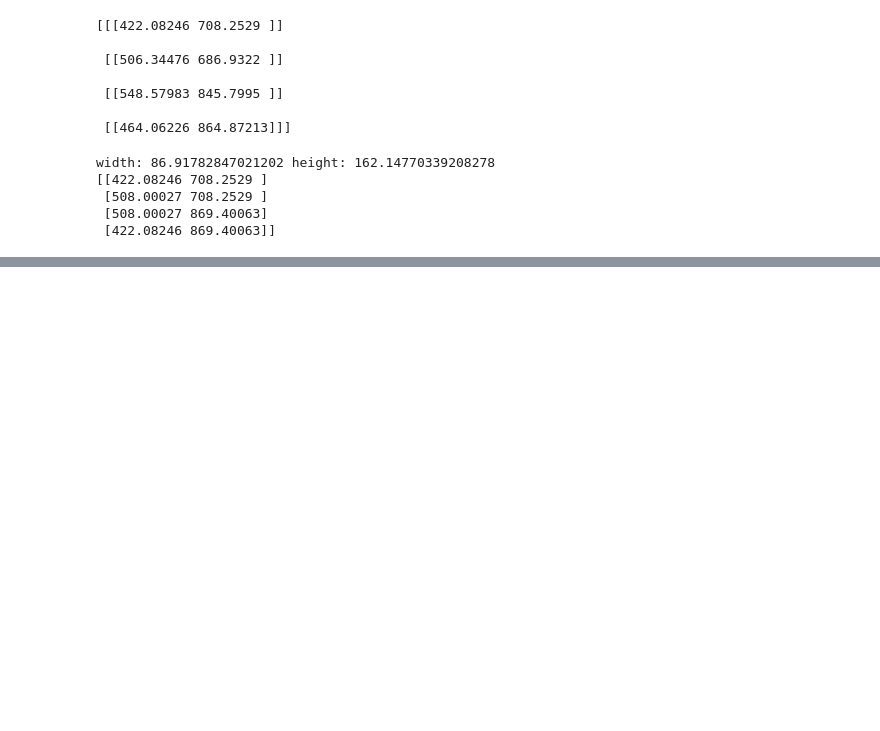
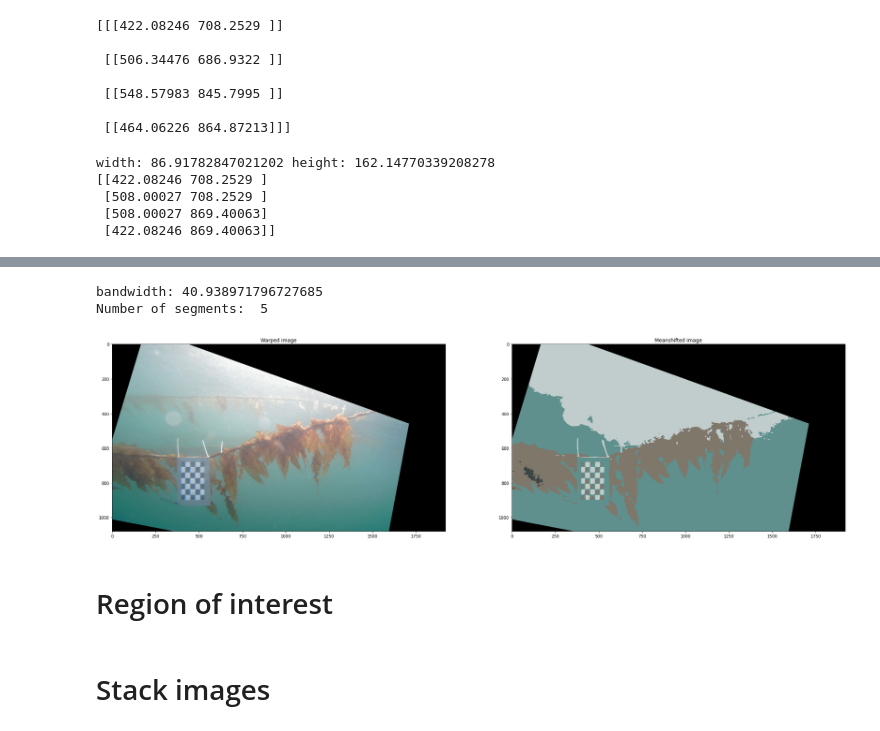
Before and after one commit to martimov/MoniTARE, a Jupyter notebook: Segmentation.ipynb, the cells around one changed output, grey strips where cells are left out. Cells and saved outputs as stored; diff of their text form; code cells hidden in the pictures; blank space fills up the shorter version.

```diff
--- a/Segmentation.ipynb
+++ b/Segmentation.ipynb
@@ -129,0 +203,36 @@ float
+# %%
+# meanshift
+bandwidth = estimate_bandwidth(imgFlat, quantile=.2, n_samples=300)
+
+ms = MeanShift(bandwidth=bandwidth, max_iter=16, bin_seeding=True)
+
+ms.fit(imgFlat)
+labeled = ms.labels_
+
+# get number of segments
+segments = np.unique(labeled)
+
+# get the average color of each segment
+total = np.zeros((segments.shape[0], 3), dtype=float)
+count = np.zeros(total.shape, dtype=float)
+for i, label in enumerate(labeled):
+  total[label] = total[label] + imgFlat[i]
+  count[label] += 1
+avg = total/count
+avg = np.uint8(avg)
+
+# cast the labeled image into the corresponding avg color
+res = avg[labeled]
+imgMS = res.reshape((imgWarp.shape))
+# %%
+print("bandwidth:", bandwidth)
+print('Number of segments: ', segments.shape[0])
+plt.figure(figsize = [32, 20])
+plt.subplot(121); plt.imshow(imgWarp[:, :, ::-1]), plt.title('Warped image')
+plt.subplot(122); plt.imshow(imgMS[:, :, ::-1]), plt.title('Meanshifted image');
+# %% [output]
+bandwidth: 40.938971796727685
+Number of segments:  5
+[figure, added]
+# %% [markdown]
+# Region of interest
@@ -129,0 +242,2 @@ float
+# %% [markdown]
+# Stack images
```
Also changed, not shown: parts of 12 cells of this notebook.
